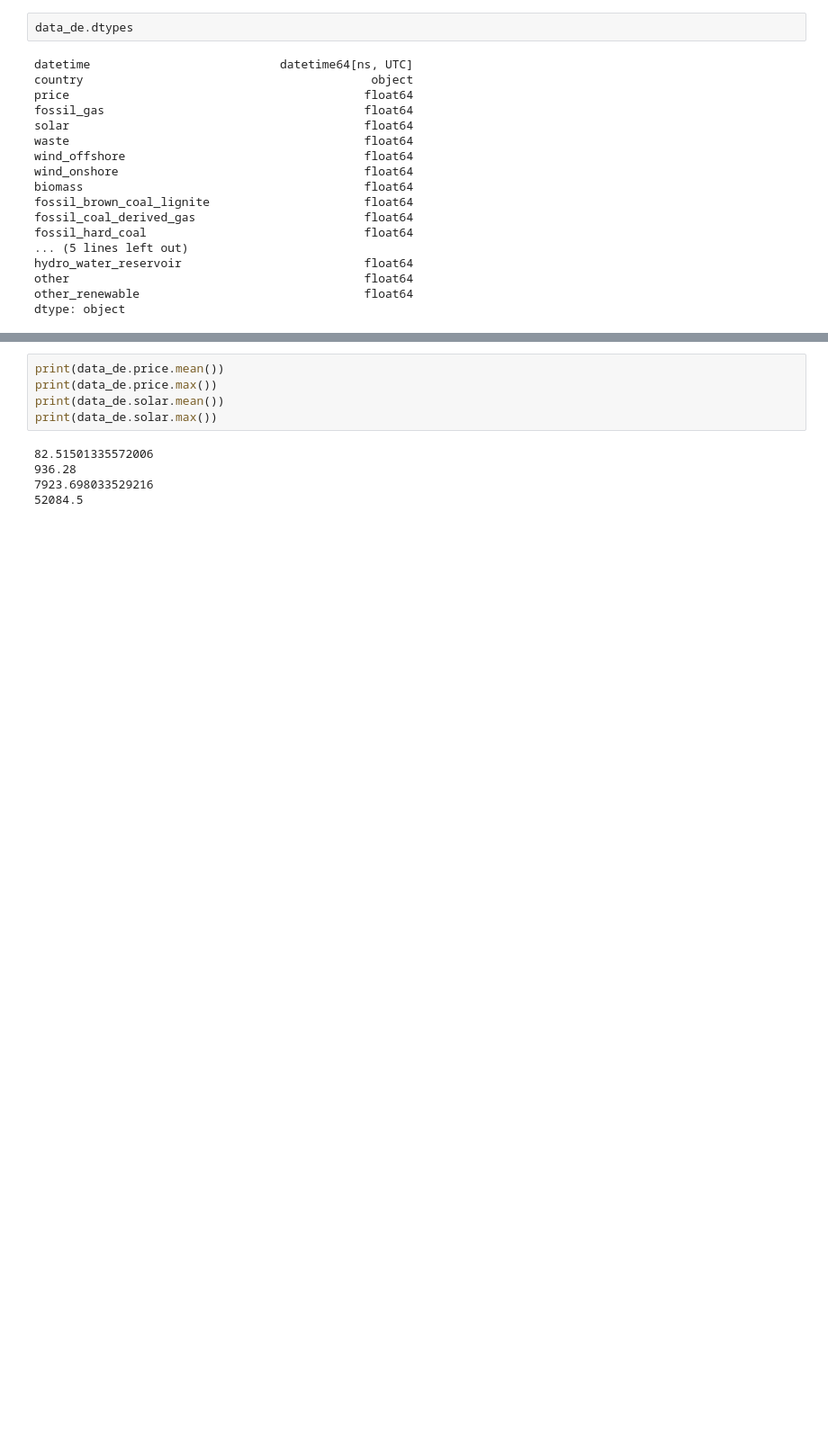
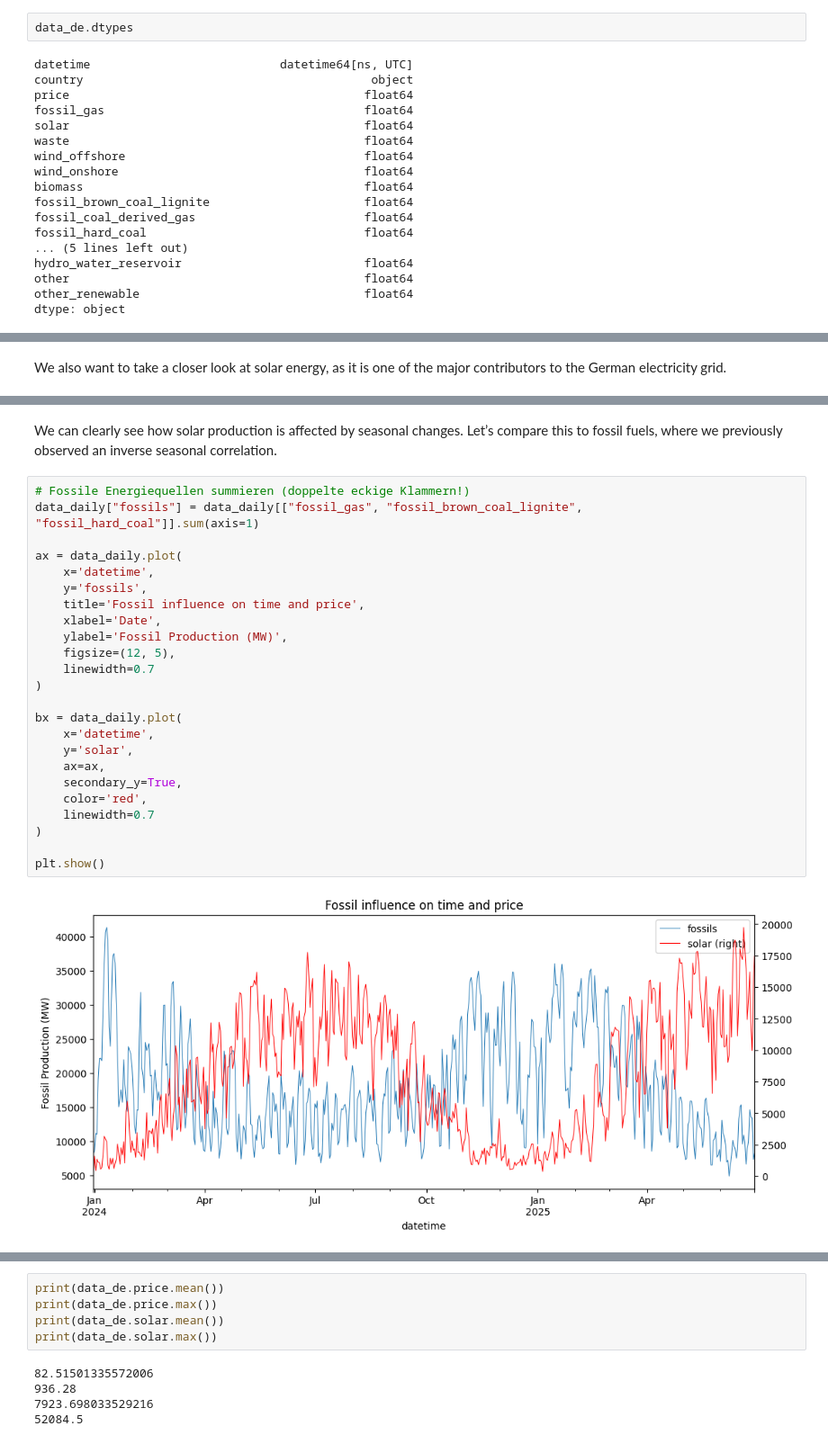
Before and after one commit to Perez-Opoku/Energy_proj, a Jupyter notebook: Notebooks/EDA.ipynb, the cells around one changed output, grey strips where cells are left out. Shown at 90% size. Saved outputs shown, nothing was run; the diff lists cells and outputs as text; blank space fills up the shorter version.

```diff
--- a/Notebooks/EDA.ipynb
+++ b/Notebooks/EDA.ipynb
@@ -471,3 +522,5 @@ wind
+# %% [markdown]
+We also want to take a closer look at solar energy, as it is one of the major contributors to the German electricity grid.
 # %%
 import holoviews as hv
 import hvplot.pandas
@@ -492,3 +545,32 @@ solar_plot
 [interactive output not drawn]
 [interactive output not drawn]
 [interactive output not drawn]
+# %% [markdown]
+We can clearly see how solar production is affected by seasonal changes.
+Let’s compare this to fossil fuels, where we previously observed an inverse seasonal correlation.
+# %%
+# Fossile Energiequellen summieren (doppelte eckige Klammern!)
+data_daily["fossils"] = data_daily[["fossil_gas", "fossil_brown_coal_lignite", "fossil_hard_coal"]].sum(axis=1)
+
+ax = data_daily.plot(
+    x='datetime',
+    y='fossils',
+    title='Fossil influence on time and price',
+    xlabel='Date',
+    ylabel='Fossil Production (MW)',
+    figsize=(12, 5),
+    linewidth=0.7
+)
+
+bx = data_daily.plot(
+    x='datetime',
+    y='solar',
+    ax=ax,
+    secondary_y=True,
+    color='red',
+    linewidth=0.7
+)
+
+plt.show()
+# %% [output]
+[figure, added]
```
Also changed, not shown: parts of 37 cells of this notebook, 1 other file.
